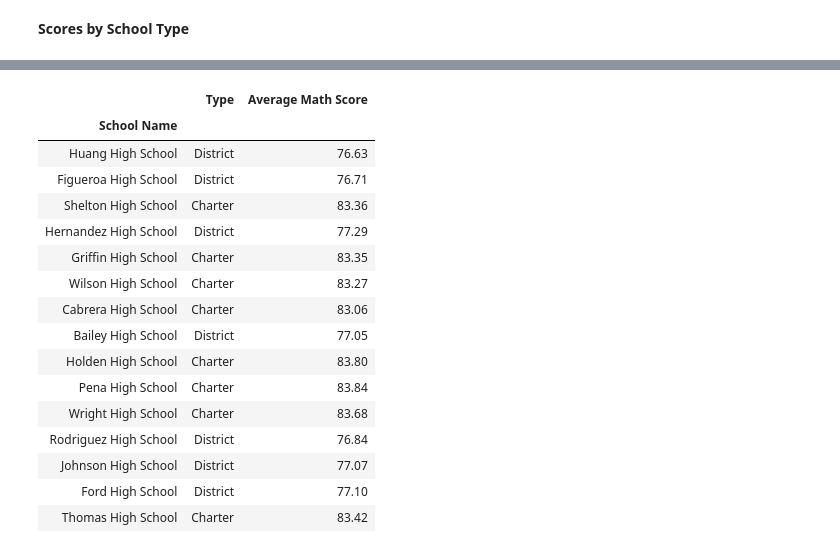
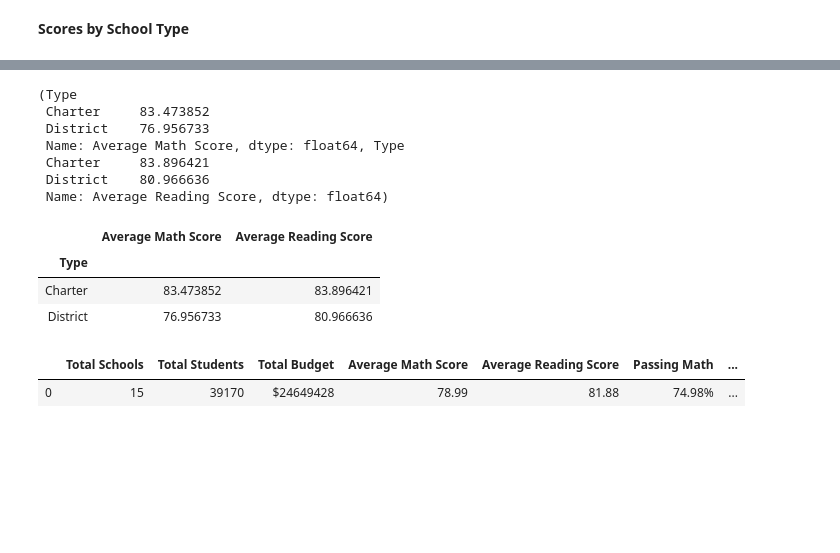
Before and after one commit to ejmayer/PyCitySchools, a Jupyter notebook: CitySchools.ipynb, the cells around one changed output, grey strips where cells are left out. Cells and saved outputs as stored; diff of their text form; code cells hidden in the pictures; blank space fills up the shorter version.

```diff
--- a/CitySchools.ipynb
+++ b/CitySchools.ipynb
@@ -1049,4 +941,4 @@ dtype: object
 # %%
 # create bins and groups for spending sizes
 bins_spending = [0,585,615,645,675]
-group_names_spending = ["Greater than $585", "$585-615", "$615-645", "$645-675"]
+group_names_spending = ["<$585", "$585-615", "$615-645", "$645-675"]
@@ -1072,0 +945,3 @@ group_names_spending = ["Greater than $585", "$585-615", "$615-645", "$645-675"]
+# %%
+summary["Spending Range"] =  pd.cut(summary["Per Student Budget"], bins_spending, labels=group_names_spending)
+summary
@@ -1101,6 +982,6 @@ size_bins_sizes = [0, 1000, 2000, 5000]
 group_names_sizes = ["Small (<1000)", "Medium (1000-2000)", "Large (2000-5000)"]
 # %%
 # binned to sort by school size
-scores_by_size["School Size"] = pd.cut(scores_by_size["Total Students"], size_bins_sizes, labels=group_names_sizes)
-scores_by_size.head()
+summary["School Size"] = pd.cut(summary["Total Students"], size_bins_sizes, labels=group_names_sizes)
+summary.head()
 # %% [output]
@@ -1131,0 +1036,12 @@ summary.head()
+# %%
+math_scores_type = summary.groupby(["Type"]).mean()["Average Math Score"]
+reading_scores_type = summary.groupby(["Type"]).mean()["Average Reading Score"]
+math_scores_type, reading_scores_type
+# %% [output]
+(Type
+ Charter     83.473852
+ District    76.956733
+ Name: Average Math Score, dtype: float64, Type
+ Charter     83.896421
+ District    80.966636
+ Name: Average Reading Score, dtype: float64)
@@ -1132,23 +1052,10 @@ summary.head()
 # %%
 # create new df from columns from summary df
-schooltypescores = pd.DataFrame({"Type":summary["Type"],
-                                "Average Math Score":summary["Average Math Score"]})
-schooltypescores
+school_type_scores = pd.DataFrame({"Average Math Score": math_scores_type,
+                                "Average Reading Score" : reading_scores_type})
+school_type_scores
 # %% [output]
-|  | Type | Average Math Score |
-| School Name |  |  |
-| Huang High School | District | 76.63 |
-| Figueroa High School | District | 76.71 |
-| Shelton High School | Charter | 83.36 |
-| Hernandez High School | District | 77.29 |
-| Griffin High School | Charter | 83.35 |
-| Wilson High School | Charter | 83.27 |
-| Cabrera High School | Charter | 83.06 |
-| Bailey High School | District | 77.05 |
-| Holden High School | Charter | 83.80 |
-| Pena High School | Charter | 83.84 |
-| Wright High School | Charter | 83.68 |
-| Rodriguez High School | District | 76.84 |
-| Johnson High School | District | 77.07 |
-| Ford High School | District | 77.10 |
-| Thomas High School | Charter | 83.42 |
+|  | Average Math Score | Average Reading Score |
+| Type |  |  |
+| Charter | 83.473852 | 83.896421 |
+| District | 76.956733 | 80.966636 |
@@ -1160 +1062,6 @@ schooltypescores
+# %%
+district_summary_df
+# %% [output]
+|  | Total Schools | Total Students | Total Budget | Average Math Score | Average Reading Score | Passing Math | ... |
+| 0 | 15 | 39170 | $24649428 | 78.99 | 81.88 | 74.98% | ... |
 # %%
```
Also changed, not shown: parts of 65 cells of this notebook, 6 other files.
